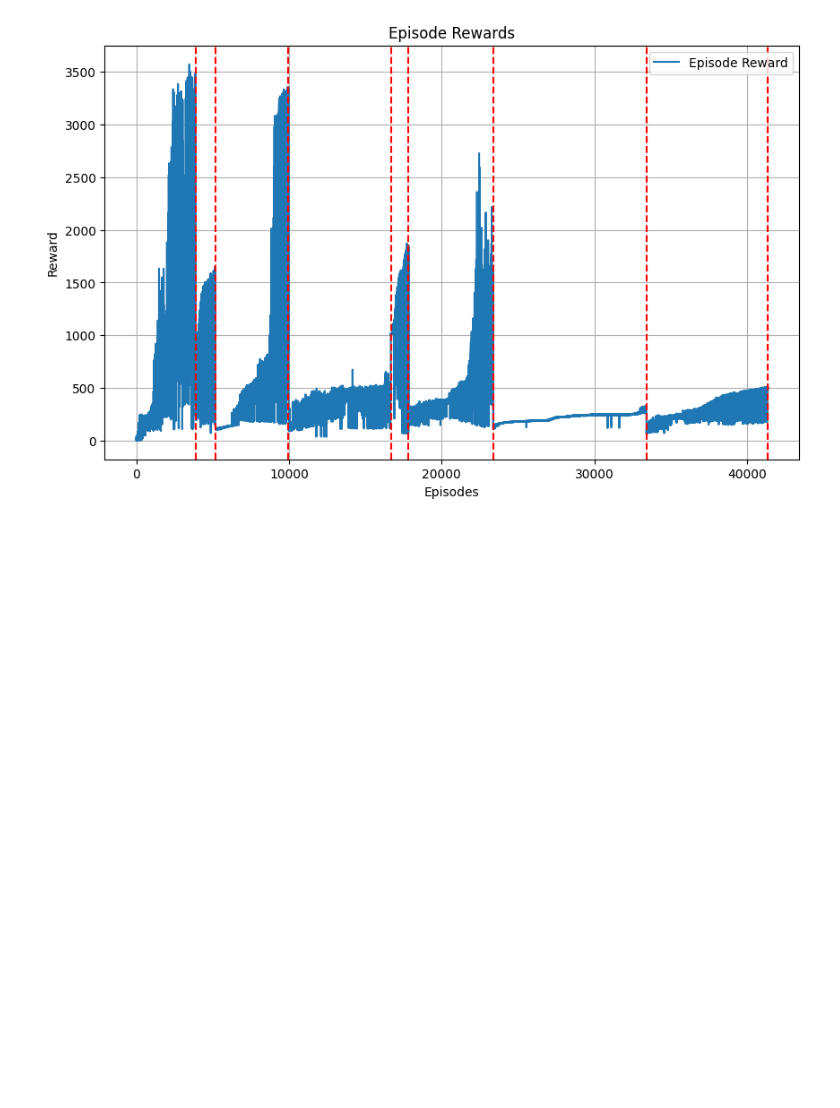
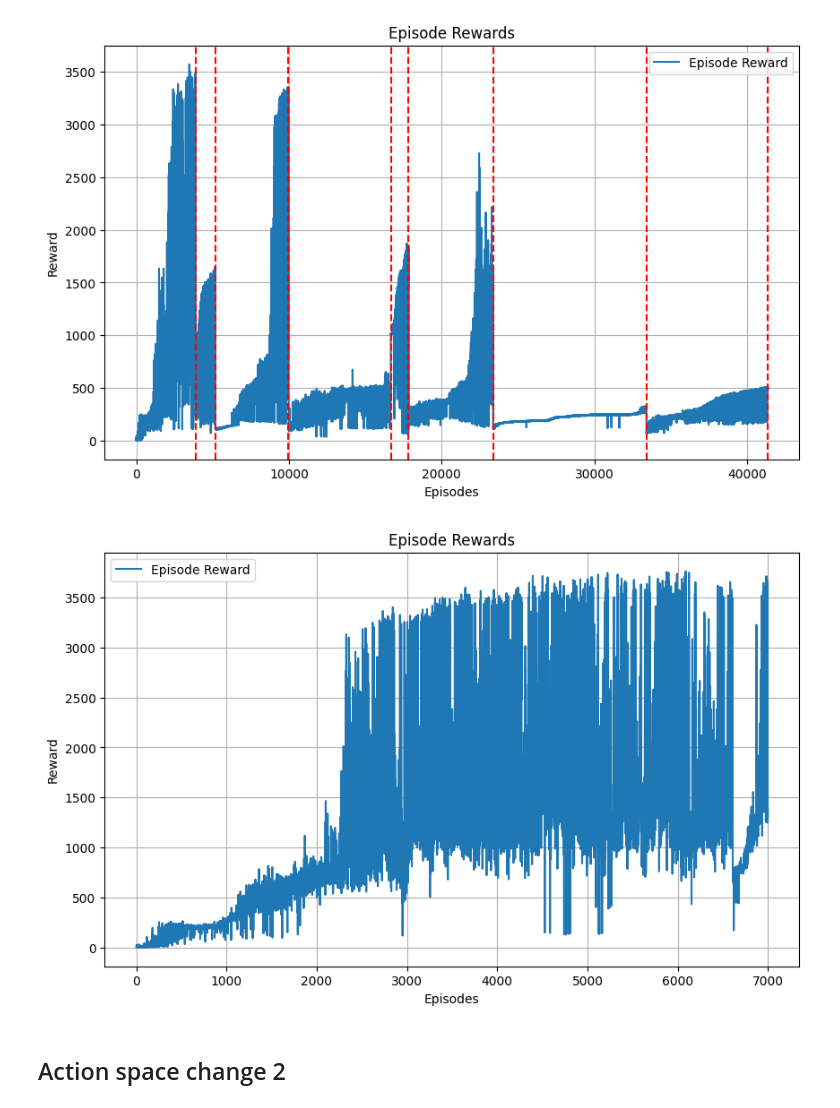
Before and after one commit to stkao05/rl-final, a Jupyter notebook: hopper.ipynb, the cells around one changed output. Drawn from its saved outputs; the diff is of its cells as text; code cells hidden in the pictures; blank space fills up the shorter version.

```diff
--- a/hopper.ipynb
+++ b/hopper.ipynb
@@ -237,0 +306,7 @@ plot_reward(log["r"], epoch_end_idx)
+# %%
+log = pd.read_csv(f"{log_file}.monitor.csv", skiprows=1)  # Skip header comments
+plot_reward(log["r"])
+# %% [output]
+[figure, added]
+# %% [markdown]
+## Action space change 2
```
Also changed, not shown: parts of 15 cells of this notebook.
